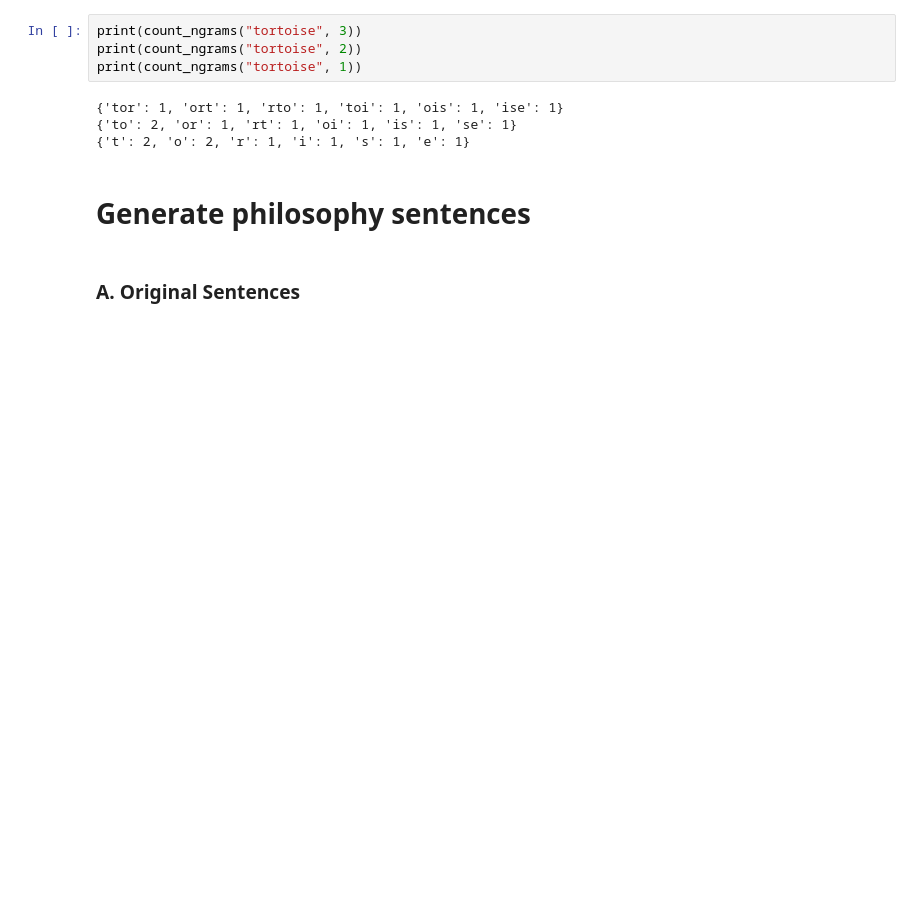
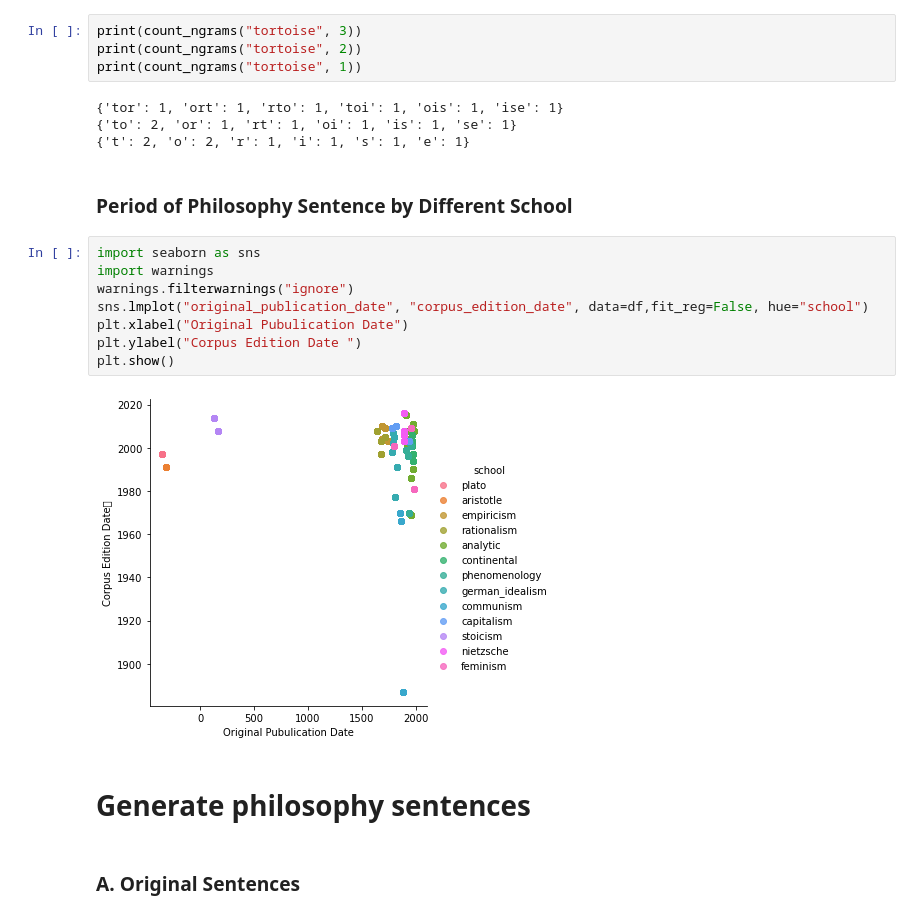
Before and after one commit to TZstatsADS/ads-spring2023-project1-panxinming, a Jupyter notebook: output/Output and Analysis.ipynb, the cells around one changed output. Cells and saved outputs as stored; diff of their text form; blank space fills up the shorter version.

```diff
--- a/output/Output and Analysis.ipynb
+++ b/output/Output and Analysis.ipynb
@@ -129,6 +129,18 @@ print(count_ngrams("tortoise", 1))
 {'tor': 1, 'ort': 1, 'rto': 1, 'toi': 1, 'ois': 1, 'ise': 1}
 {'to': 2, 'or': 1, 'rt': 1, 'oi': 1, 'is': 1, 'se': 1}
 {'t': 2, 'o': 2, 'r': 1, 'i': 1, 's': 1, 'e': 1}
+# %% [markdown]
+### Period of Philosophy Sentence by Different School
+# %%
+import seaborn as sns
+import warnings
+warnings.filterwarnings("ignore")
+sns.lmplot("original_publication_date", "corpus_edition_date", data=df,fit_reg=False, hue="school")
+plt.xlabel("Original Pubulication Date")
+plt.ylabel("Corpus Edition Date	")
+plt.show()
+# %% [output]
+[figure, added]
 # %% [markdown]
 # Generate philosophy sentences
 # %% [markdown]
```
Also changed, not shown: parts of 5 cells of this notebook.
